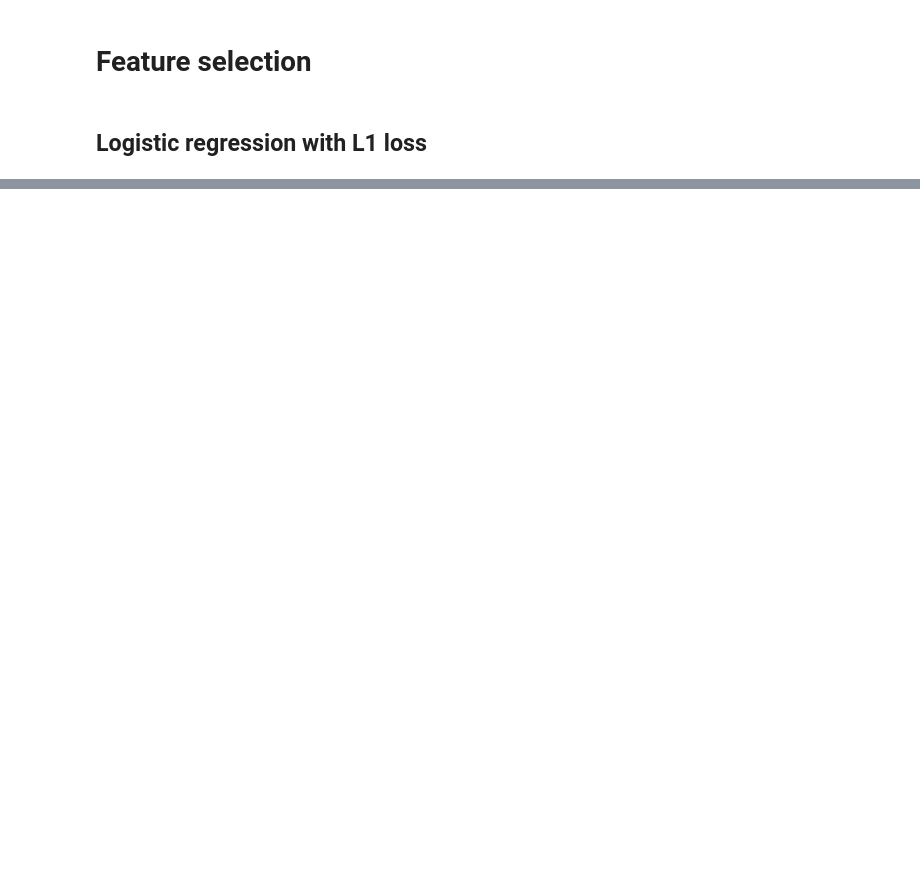
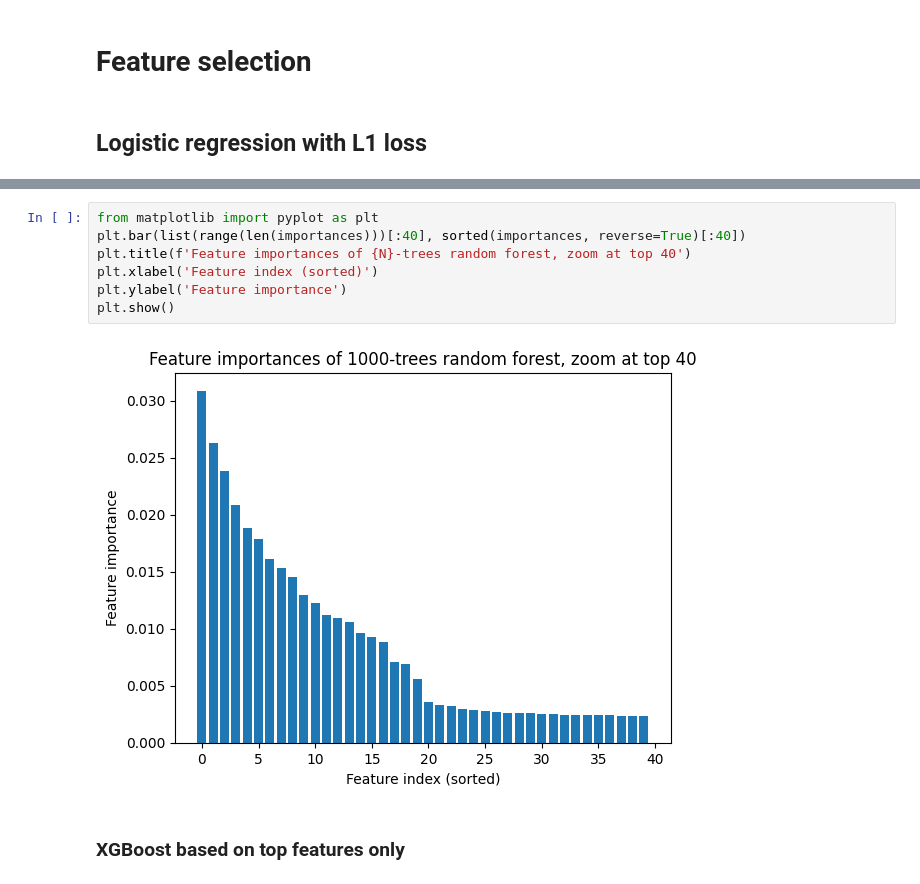
Before and after one commit to mstaczek/Feature-Selection-methods-project, a Jupyter notebook: artificial_testing.ipynb, the cells around one changed output, grey strips where cells are left out. Cells and saved outputs as stored; diff of their text form; blank space fills up the shorter version.

```diff
--- a/artificial_testing.ipynb
+++ b/artificial_testing.ipynb
@@ -60,0 +92,11 @@ plt.show()
+# %%
+from matplotlib import pyplot as plt
+plt.bar(list(range(len(importances)))[:40], sorted(importances, reverse=True)[:40])
+plt.title(f'Feature importances of {N}-trees random forest, zoom at top 40')
+plt.xlabel('Feature index (sorted)')
+plt.ylabel('Feature importance')
+plt.show()
+# %% [output]
+[figure, added]
+# %% [markdown]
+### XGBoost based on top features only
```
Also changed, not shown: parts of 9 cells of this notebook.
